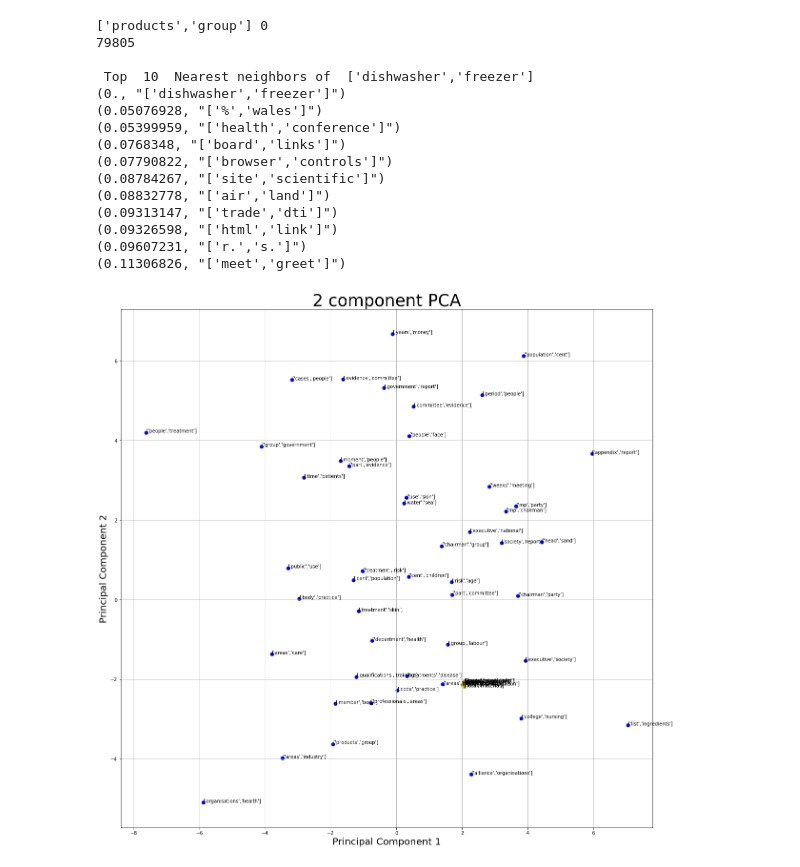
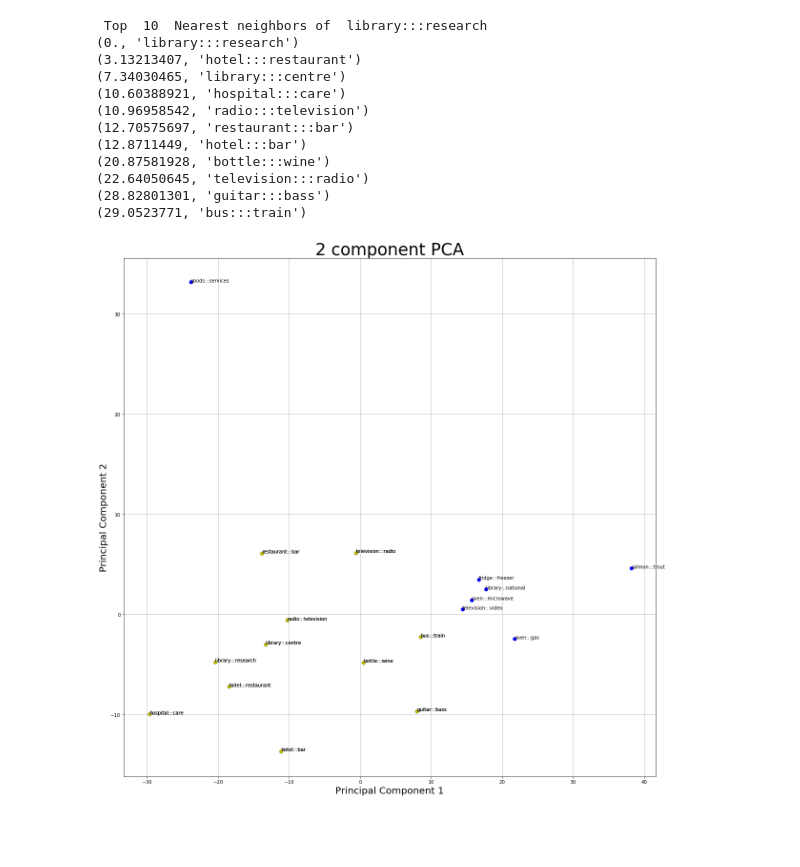
Before and after one commit to achingacham/SemRelationExtraction, a Jupyter notebook: Evaluation/Visualization/vector_visualization.ipynb, the cells around one changed output. Saved outputs shown, nothing was run; the diff lists cells and outputs as text; code cells hidden in the pictures; blank space fills up the shorter version.

```diff
--- a/Evaluation/Visualization/vector_visualization.ipynb
+++ b/Evaluation/Visualization/vector_visualization.ipynb
@@ -7,7 +7,7 @@ import matplotlib.pyplot as plt
 %matplotlib inline
 
 
-with open("SplitFiles/Output/EMB_faster*.txt") as getParam:
+with open("/home/achingacham/Model/SemRelationExtraction/Model/SkipGram/modelOutput/training/1525792114/EMB_Bless.txt") as getParam:
 
     line = getParam.readline()
 
@@ -17,7 +17,7 @@ numberPairs = int(line[0])
 emb_dimension = int(line[1])
 emb_dimension += 1
 
-file = pd.read_csv("SplitFiles/Output/EMB_faster*.txt",names=[str(i) for i in range(emb_dimension)],delimiter=' ', skiprows=1)
+file = pd.read_csv("/home/achingacham/Model/SemRelationExtraction/Model/SkipGram/modelOutput/training/1525792114/EMB_Bless.txt",names=[str(i) for i in range(emb_dimension)],delimiter=' ', skiprows=1)
 
 features = [str(i) for i in range(1,emb_dimension)]
 
@@ -74,12 +74,11 @@ def findNearestNeighbor(k,t,nPairs):
 
     #print(np.sort(relativeDistance))
 # %%
-list_label = [i for i in label]
+#list_label = [i for i in label]
+#print(list_label[0], list_label.index("['products',\'group\']"))
+#print(list_label.index("['dishwasher','freezer']"))
 
-print(list_label[0], list_label.index("['products',\'group\']"))
-print(list_label.index("['dishwasher','freezer']"))
-
-random = 79805
+random = 5
 top = 10
 nearestNeighbors = findNearestNeighbor(random,top,numberPairs)
 
@@ -88,21 +87,18 @@ for items in nearestNeighbors:
     #print(items[0], str(items[1],'utf-8'))
     print(items)
 # %% [output]
-['products','group'] 0
-79805
-
- Top  10  Nearest neighbors of  ['dishwasher','freezer']
-(0., "['dishwasher','freezer']")
-(0.05076928, "['%','wales']")
-(0.05399959, "['health','conference']")
-(0.0768348, "['board','links']")
-(0.07790822, "['browser','controls']")
-(0.08784267, "['site','scientific']")
-(0.08832778, "['air','land']")
-(0.09313147, "['trade','dti']")
-(0.09326598, "['html','link']")
-(0.09607231, "['r.','s.']")
-(0.11306826, "['meet','greet']")
+ Top  10  Nearest neighbors of  library:::research
+(0., 'library:::research')
+(3.13213407, 'hotel:::restaurant')
+(7.34030465, 'library:::centre')
+(10.60388921, 'hospital:::care')
+(10.96958542, 'radio:::television')
+(12.70575697, 'restaurant:::bar')
+(12.8711449, 'hotel:::bar')
+(20.87581928, 'bottle:::wine')
+(22.64050645, 'television:::radio')
+(28.82801301, 'guitar:::bass')
+(29.0523771, 'bus:::train')
 # %%
 fig = plt.figure(figsize = (20,20))
 ax = fig.add_subplot(1,1,1)
@@ -116,7 +112,7 @@ targets = y
 #colors = ['C0', 'C1', 'C2', 'C3', 'C4', 'C5', 'C6', 'C7', 'C8', 'C9']
 randomness = np.random.randint(0,len(y),100)
 
-for r in range(50):
+for r in range(len(y)):
 
     target = targets[r]
     pair = target[0]
@@ -127,31 +123,31 @@ for r in range(50):
            , finalDf.loc[indicesToKeep, 'principal component 2']
            , c = 'b'
            , s = 50)
 
 
     ax.annotate( pair, (finalDf.loc[indicesToKeep, 'principal component 1']
            , finalDf.loc[indicesToKeep, 'principal component 2']))
 
 
 for items in nearestNeighbors:
 
     pair = items[1]
     indicesToKeep = finalDf['0'] == pair
 
 
     ax.scatter(finalDf.loc[indicesToKeep, 'principal component 1']
            , finalDf.loc[indicesToKeep, 'principal component 2']
            , c = 'y'
            , s = 50)
 
     ax.annotate( pair, (finalDf.loc[indicesToKeep, 'principal component 1']
            , finalDf.loc[indicesToKeep, 'principal component 2']))
 
 
 
 #ax.legend(targets)
 ax.grid()
 
 #pca.explained_variance_ratio_
 # %% [output]
-[figure, old version]
+[figure, new version]
```
Also changed, not shown: parts of 1 cell of this notebook, 34 other files.
